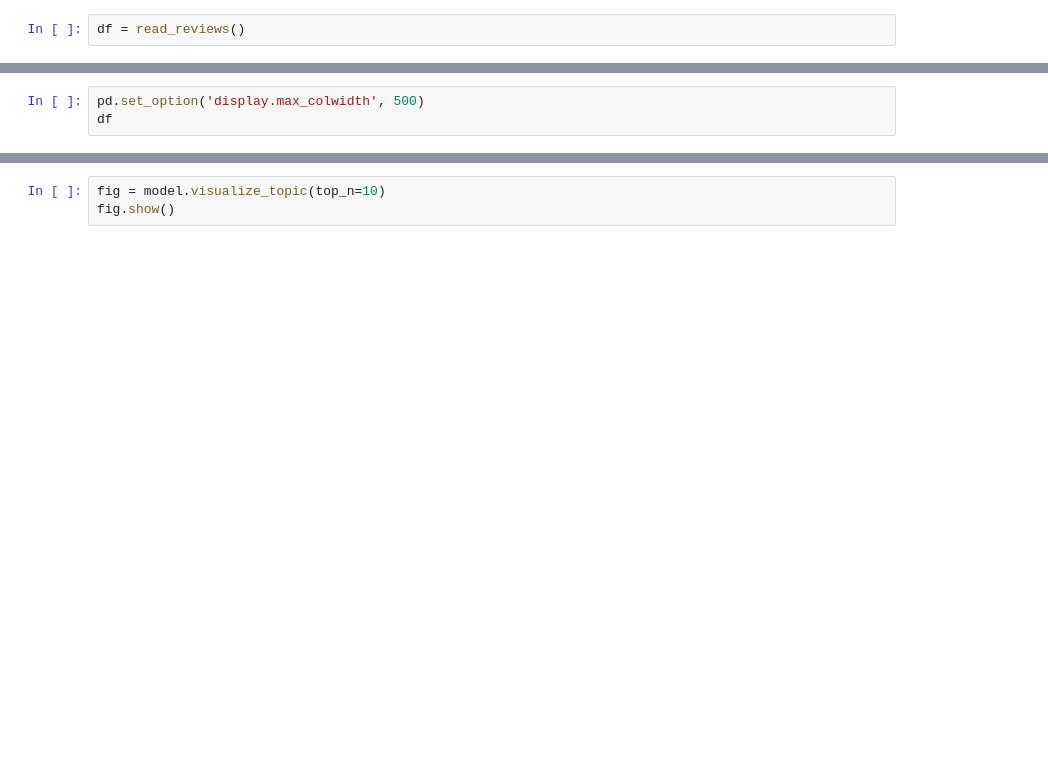
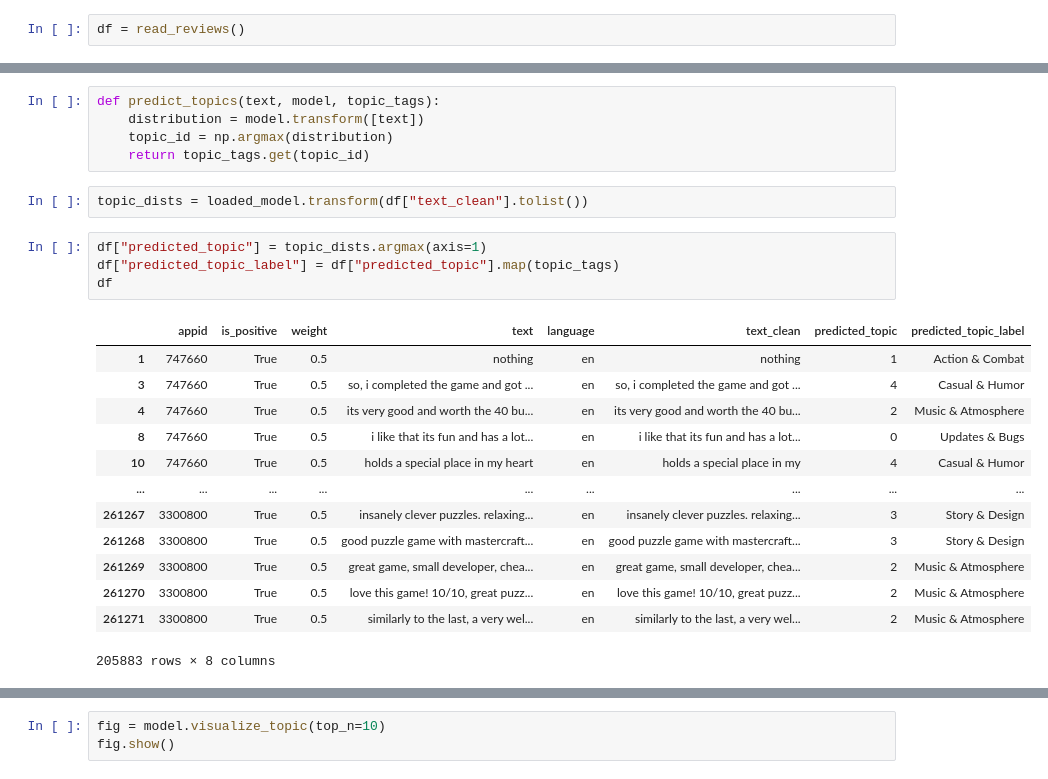
Before and after one commit to UCM-GIDIA-PD1/c2526-R4, a Jupyter notebook: src/D_Modelos/Reviews/top_frecuent_words.ipynb, the cells around one changed output, grey strips where cells are left out. Saved outputs shown, nothing was run; the diff lists cells and outputs as text; blank space fills up the shorter version.

```diff
--- a/src/D_Modelos/Reviews/top_frecuent_words.ipynb
+++ b/src/D_Modelos/Reviews/top_frecuent_words.ipynb
@@ -153,3 +104,0 @@ Name: count, dtype: int64
-# %%
-pd.set_option('display.max_colwidth', 500)
-df
@@ -173,3 +157,28 @@ df =pd.read_csv("reviews_fastopic.csv")
+# %%
+def predict_topics(text, model, topic_tags):
+    distribution = model.transform([text])
+    topic_id = np.argmax(distribution)
+    return topic_tags.get(topic_id)
+# %%
+topic_dists = loaded_model.transform(df["text_clean"].tolist())
+# %%
+df["predicted_topic"] = topic_dists.argmax(axis=1)
+df["predicted_topic_label"] = df["predicted_topic"].map(topic_tags)
+df
+# %% [output]
+|  | appid | is_positive | weight | text | language | text_clean | predicted_topic | predicted_topic_label |
+| 1 | 747660 | True | 0.5 | nothing | en | nothing | 1 | Action & Combat |
+| 3 | 747660 | True | 0.5 | so, i completed the game and got ... | en | so, i completed the game and got ... | 4 | Casual & Humor |
+| 4 | 747660 | True | 0.5 | its very good and worth the 40 bu... | en | its very good and worth the 40 bu... | 2 | Music & Atmosphere |
+| 8 | 747660 | True | 0.5 | i like that its fun and has a lot... | en | i like that its fun and has a lot... | 0 | Updates & Bugs |
+| 10 | 747660 | True | 0.5 | holds a special place in my heart | en | holds a special place in my | 4 | Casual & Humor |
+| ... | ... | ... | ... | ... | ... | ... | ... | ... |
+| 261267 | 3300800 | True | 0.5 | insanely clever puzzles. relaxing... | en | insanely clever puzzles. relaxing... | 3 | Story & Design |
+| 261268 | 3300800 | True | 0.5 | good puzzle game with mastercraft... | en | good puzzle game with mastercraft... | 3 | Story & Design |
+| 261269 | 3300800 | True | 0.5 | great game, small developer, chea... | en | great game, small developer, chea... | 2 | Music & Atmosphere |
+| 261270 | 3300800 | True | 0.5 | love this game! 10/10, great puzz... | en | love this game! 10/10, great puzz... | 2 | Music & Atmosphere |
+| 261271 | 3300800 | True | 0.5 | similarly to the last, a very wel... | en | similarly to the last, a very wel... | 2 | Music & Atmosphere |
+205883 rows × 8 columns
 # %%
 doc_topic_dist
 # %% [output]
```
Also changed, not shown: parts of 27 cells of this notebook, 2 other files.
